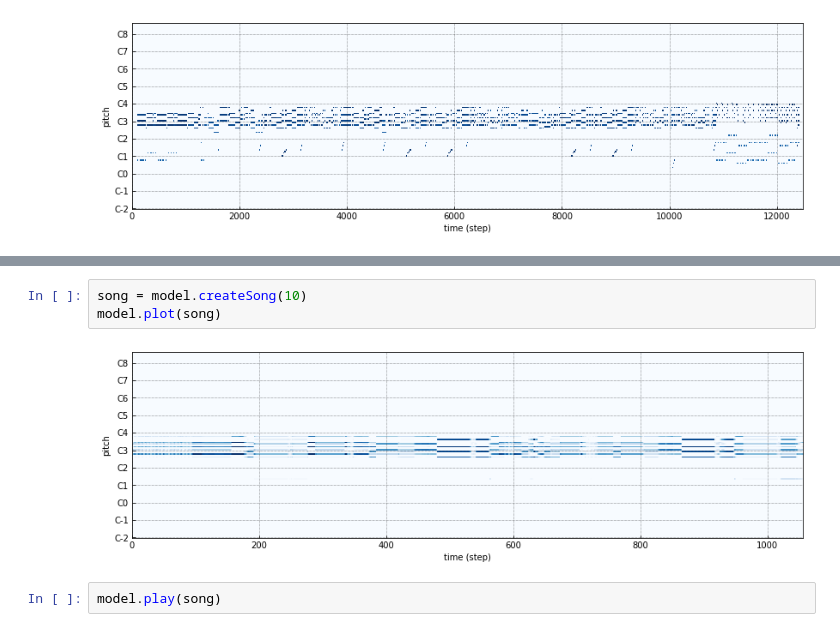
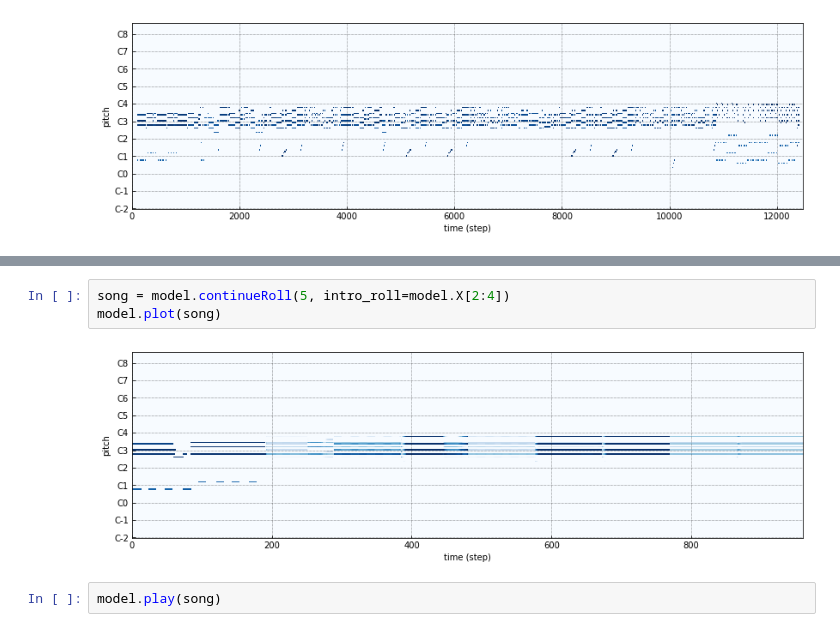
Before and after one commit to UlyssePiediscalzi/music-generator, a Jupyter notebook: notebooks/DivideAndCompose.ipynb, the cells around one changed output, grey strips where cells are left out. Drawn from its saved outputs; the diff is of its cells as text.

```diff
--- a/notebooks/DivideAndCompose.ipynb
+++ b/notebooks/DivideAndCompose.ipynb
@@ -58,9 +58,9 @@ Epoch 52/200
 <keras.callbacks.History at 0x...>
 # %%
-song = model.createSong(10)
+song = model.continueRoll(5, intro_roll=model.X[2:4])
 model.plot(song)
 # %% [output]
-[figure, old version]
+[figure, new version]
 # %%
 model.play(song)
 # %% [output]
```
Also changed, not shown: parts of 3 cells of this notebook, 1 other file.
